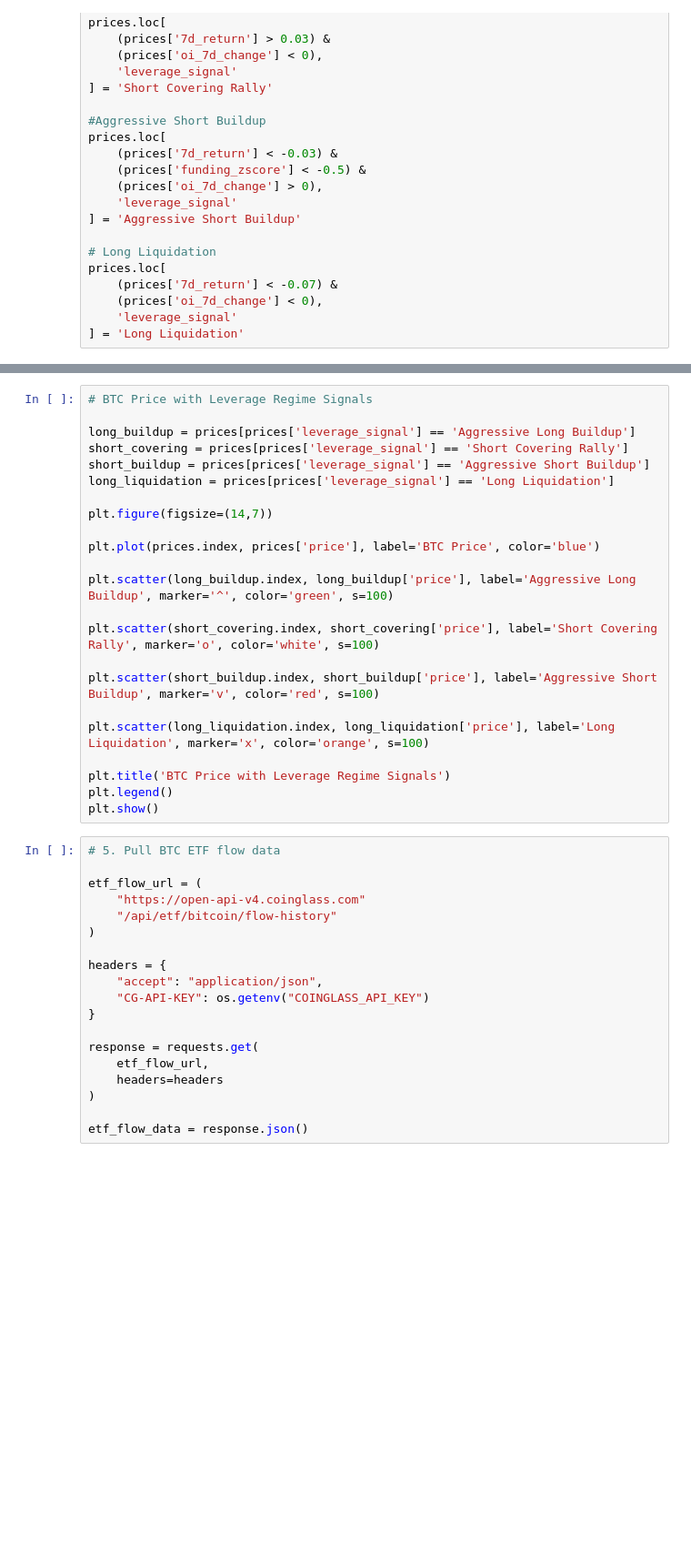
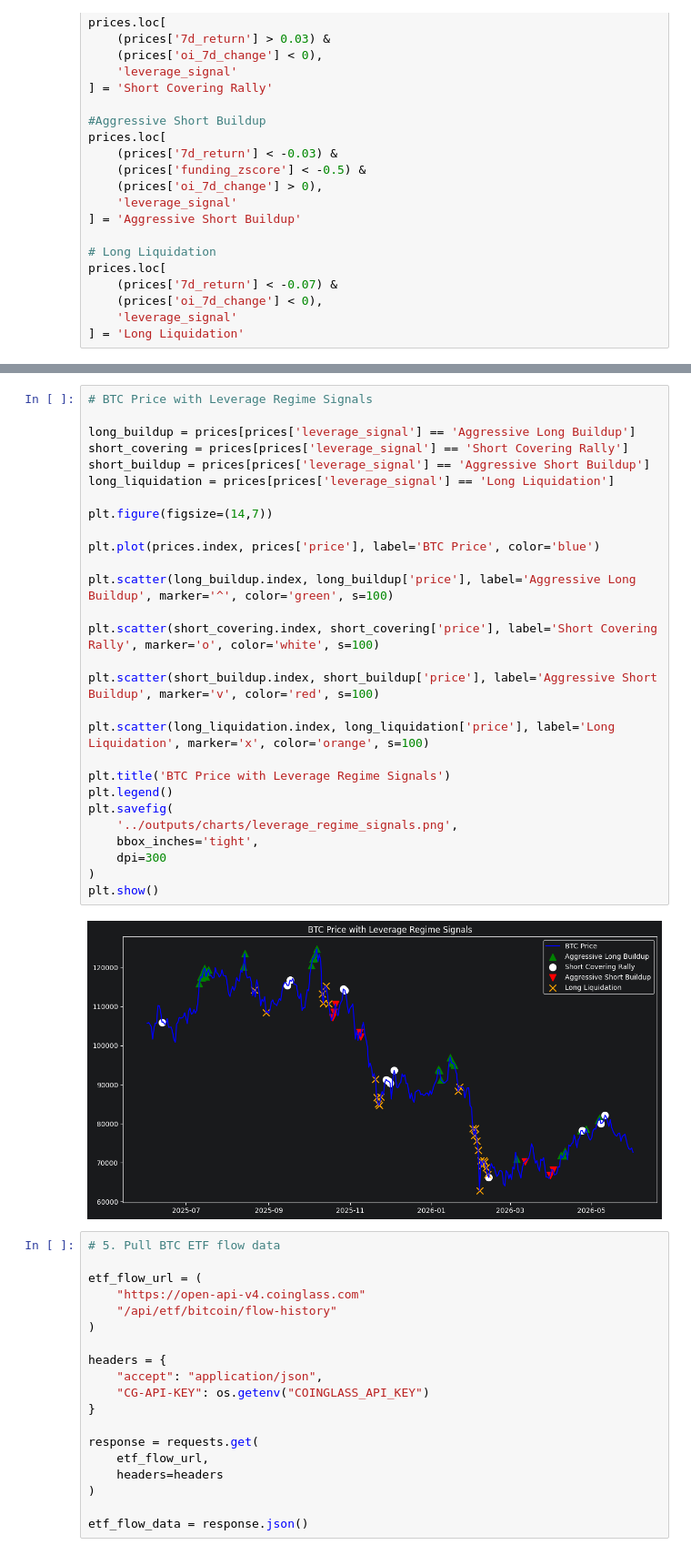
Before and after one commit to nateputnam8/btc-positioning-monitor, a Jupyter notebook: notebooks/btc_positioning_monitor.ipynb, the cells around one changed output, grey strips where cells are left out. Shown at 91% size. Cells and saved outputs as stored; diff of their text form; blank space fills up the shorter version.

Commit message:
Add README charts and sample sizes

```diff
--- a/notebooks/btc_positioning_monitor.ipynb
+++ b/notebooks/btc_positioning_monitor.ipynb
@@ -433,26 +460,33 @@ plt.show()
 # %%
 # BTC Price with Leverage Regime Signals
 
 long_buildup = prices[prices['leverage_signal'] == 'Aggressive Long Buildup']
 short_covering = prices[prices['leverage_signal'] == 'Short Covering Rally']
 short_buildup = prices[prices['leverage_signal'] == 'Aggressive Short Buildup']
 long_liquidation = prices[prices['leverage_signal'] == 'Long Liquidation']
 
 plt.figure(figsize=(14,7))
 
 plt.plot(prices.index, prices['price'], label='BTC Price', color='blue')
 
 plt.scatter(long_buildup.index, long_buildup['price'], label='Aggressive Long Buildup', marker='^', color='green', s=100)
 
 plt.scatter(short_covering.index, short_covering['price'], label='Short Covering Rally', marker='o', color='white', s=100)
 
 plt.scatter(short_buildup.index, short_buildup['price'], label='Aggressive Short Buildup', marker='v', color='red', s=100)
 
 plt.scatter(long_liquidation.index, long_liquidation['price'], label='Long Liquidation', marker='x', color='orange', s=100)
 
 plt.title('BTC Price with Leverage Regime Signals')
 plt.legend()
+plt.savefig(
+    '../outputs/charts/leverage_regime_signals.png',
+    bbox_inches='tight',
+    dpi=300
+)
 plt.show()
+# %% [output]
+[figure, added]
 # %%
 # 5. Pull BTC ETF flow data
 
```
Also changed, not shown: parts of 23 cells of this notebook, 6 other files.
